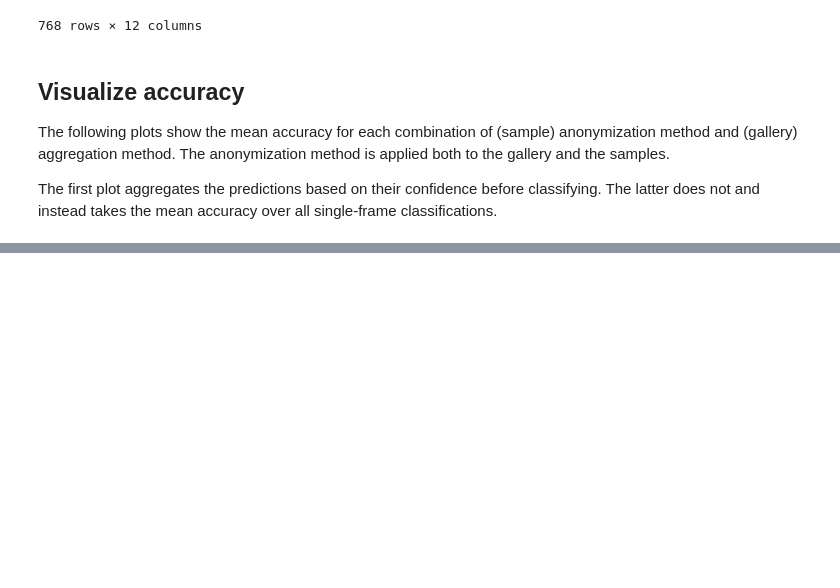
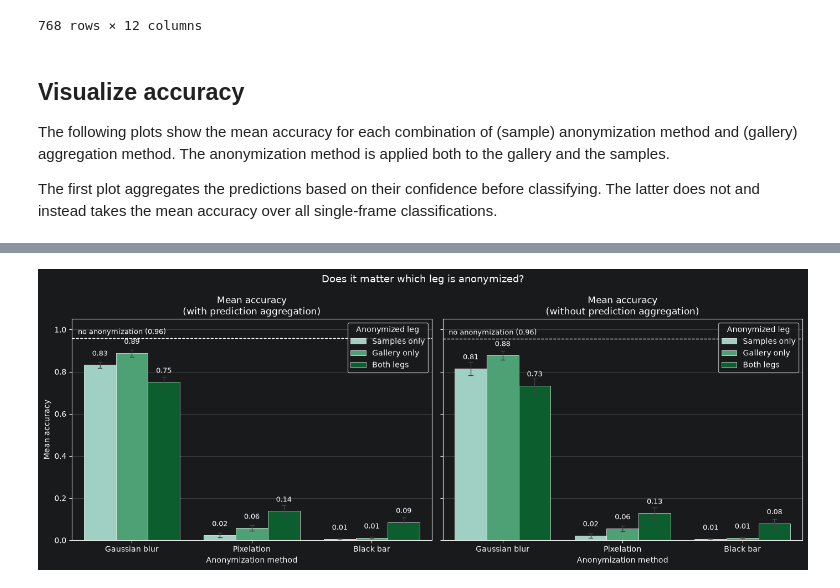
Before and after one commit to wagpa/meles, a Jupyter notebook: src/notebooks/06_experiment_arcface_combinations.ipynb, the cells around one changed output, grey strips where cells are left out. Saved outputs shown, nothing was run; the diff lists cells and outputs as text; code cells hidden in the pictures; blank space fills up the shorter version.

Commit message:
add leg anonymization comparison visualization

```diff
--- a/src/notebooks/06_experiment_arcface_combinations.ipynb
+++ b/src/notebooks/06_experiment_arcface_combinations.ipynb
@@ -93,0 +104,74 @@ plt.show()
+# %%
+ANONYMIZATION_LABELS = {
+    "gaussianblur": "Gaussian blur",
+    "blackbar": "Black bar",
+    "pixelation": "Pixelation",
+}
+# Which leg the anonymization was applied to, in the same BuGn ramp the heatmaps above use.
+LEG_COLORS = dict(zip(
+    ["Samples only", "Gallery only", "Both legs"],
+    sns.color_palette("BuGn", n_colors=7)[2::2],
+))
+METRICS = {
+    "top-1": "with prediction aggregation",
+    "frame-top-1": "without prediction aggregation",
+}
+
+samples = EXPERIMENT_DATA["samples_frame_anonymization"]
+gallery = EXPERIMENT_DATA["gallery_frame_anonymization"]
+
+# Keep the pairings that involve a single anonymization method: applied to the samples only, to
+# the gallery only (the other leg stays clear), or to both legs. Mixed methods are dropped.
+single_method = (samples == gallery) | (samples == "none") | (gallery == "none")
+results = EXPERIMENT_DATA[single_method & ((samples != "none") | (gallery != "none"))].copy()
+
+samples = results["samples_frame_anonymization"]
+gallery = results["gallery_frame_anonymization"]
+leg = pd.Series("Gallery only", index=results.index)
+leg[gallery == "none"] = "Samples only"
+leg[samples == gallery] = "Both legs"
+results = results.assign(anonymization=samples.where(samples != "none", gallery).map(ANONYMIZATION_LABELS), leg=leg)
+
+# Both clear: the reference the three anonymized conditions are read against.
+clear = EXPERIMENT_DATA[(EXPERIMENT_DATA["samples_frame_anonymization"] == "none")
+                        & (EXPERIMENT_DATA["gallery_frame_anonymization"] == "none")]
+
+anonymization_order = results.groupby("anonymization")["top-1"].mean().sort_values(ascending=False).index
+
+fig, axes = plt.subplots(1, 2, figsize=(14, 5.5), sharey=True)
+for ax, (metric, subtitle) in zip(axes, METRICS.items()):
+    sns.barplot(
+        data=results,
+        x="anonymization",
+        y=metric,
+        hue="leg",
+        order=anonymization_order,
+        hue_order=list(LEG_COLORS),
+        palette=LEG_COLORS,
+        errorbar="sd",
+        capsize=0.1,
+        err_kws={"linewidth": 1},
+        edgecolor="w",
+        linewidth=0.5,
+        ax=ax,
+    )
+    baseline = clear[metric].mean()
+    ax.axhline(baseline, color="w", linestyle="--", linewidth=1)
+    ax.text(-0.45, baseline + 0.012, f"no anonymization ({baseline:.2f})",
+            va="bottom", ha="left", fontsize=9)
+    for container in ax.containers:
+        ax.bar_label(container, fmt="%.2f", fontsize=9, padding=10)
+
+    ax.set_title(f"Mean accuracy\n({subtitle})")
+    ax.set_xlabel("Anonymization method")
+    ax.set_ylabel("Mean accuracy" if metric == "top-1" else "")
+    ax.set_ylim(0, 1.05)
+    ax.grid(axis="y", linewidth=0.5, alpha=0.4)
+    ax.set_axisbelow(True)
+    ax.legend(title="Anonymized leg", loc="upper right")
+
+fig.suptitle("Does it matter which leg is anonymized?", fontsize=13)
+fig.tight_layout()
+plt.show()
+# %% [output]
+[figure, added]
```
Also changed, not shown: parts of 2 cells of this notebook.
